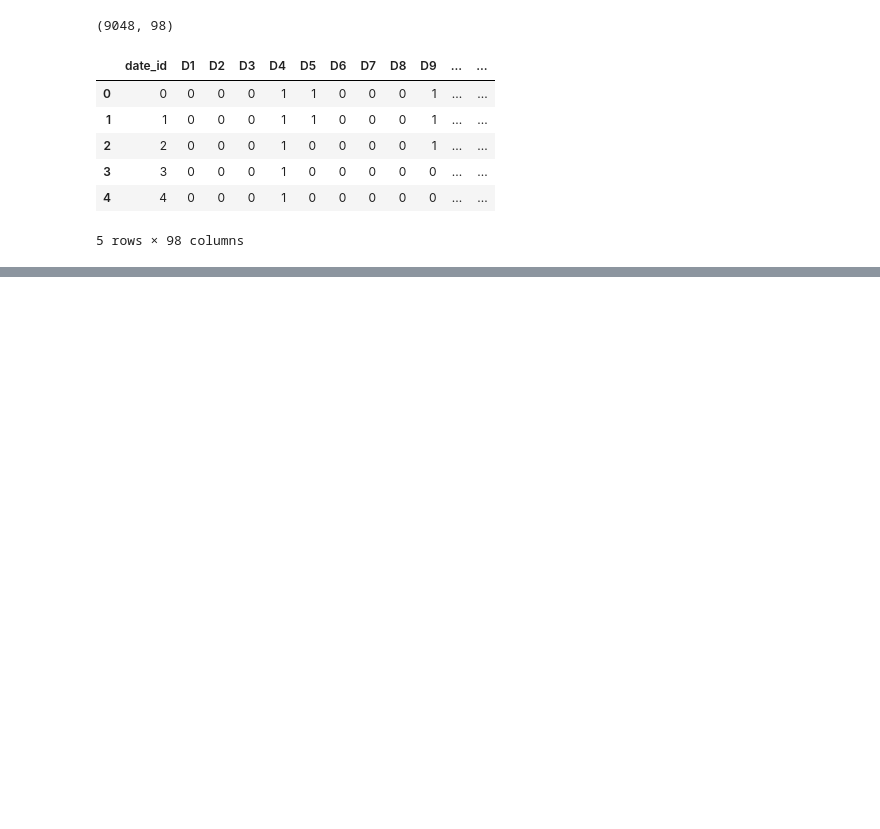
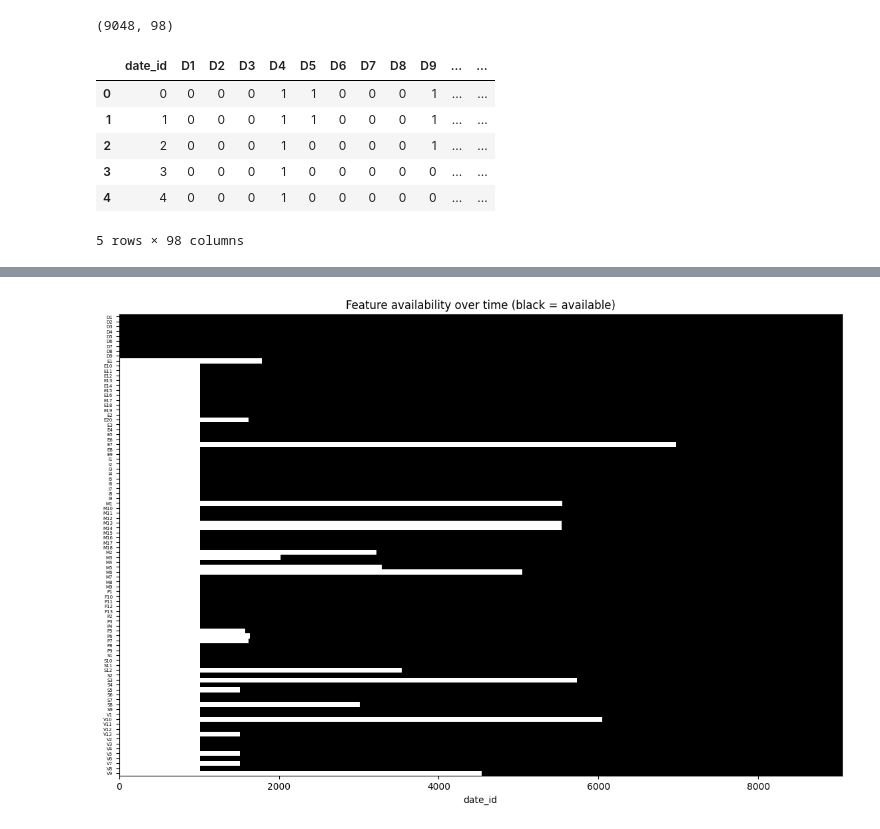
Before and after one commit to ceng313-2026/GROUP59_CENG313, a Jupyter notebook: assignment1_eda_baseline.ipynb, the cells around one changed output, grey strips where cells are left out. Saved outputs shown, nothing was run; the diff lists cells and outputs as text; code cells hidden in the pictures; blank space fills up the shorter version.

Commit message:
Add data overview and missing value analysis

```diff
--- a/assignment1_eda_baseline.ipynb
+++ b/assignment1_eda_baseline.ipynb
@@ -63,0 +129,12 @@ train.head()
+# %%
+feats = data.get_feature_columns(train)
+
+fig, ax = plt.subplots(figsize=(14, 9))
+ax.imshow(train[feats].notna().T, aspect="auto", cmap="Greys", interpolation="nearest")
+ax.set_yticks(range(len(feats)))
+ax.set_yticklabels(feats, fontsize=5)
+ax.set_xlabel("date_id")
+ax.set_title("Feature availability over time (black = available)")
+plt.show()
+# %% [output]
+[figure, added]
```
Also changed, not shown: parts of 11 cells of this notebook.
